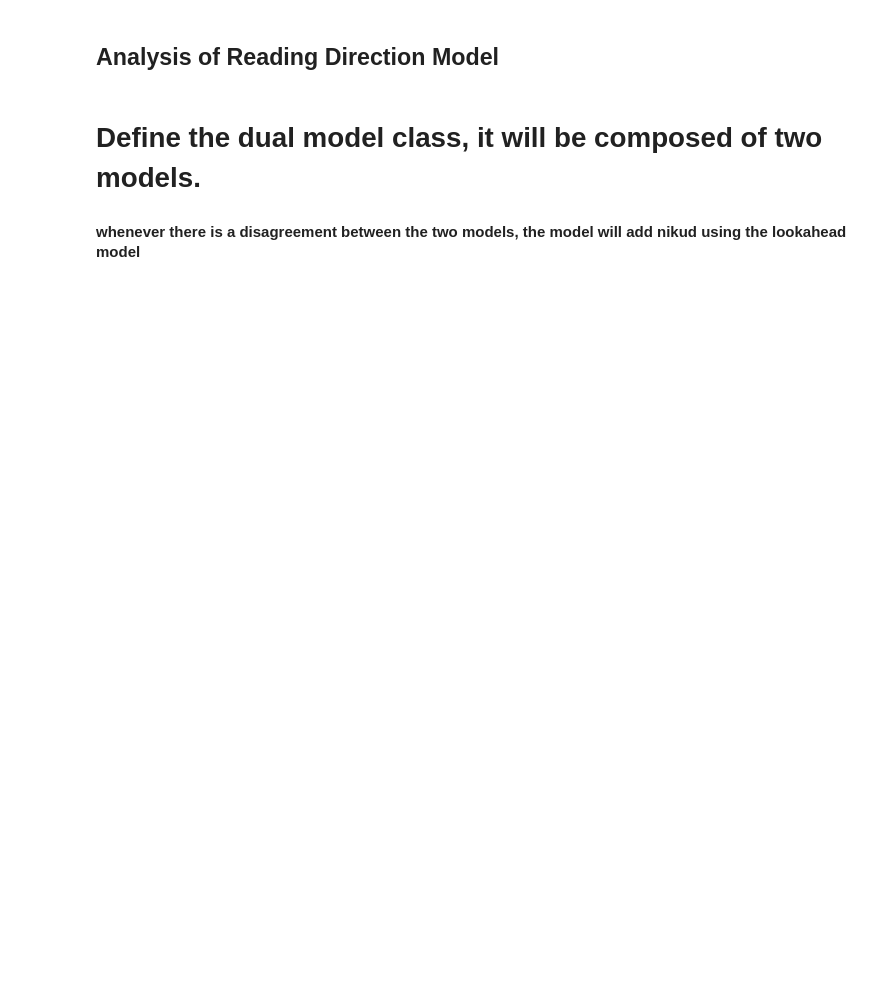
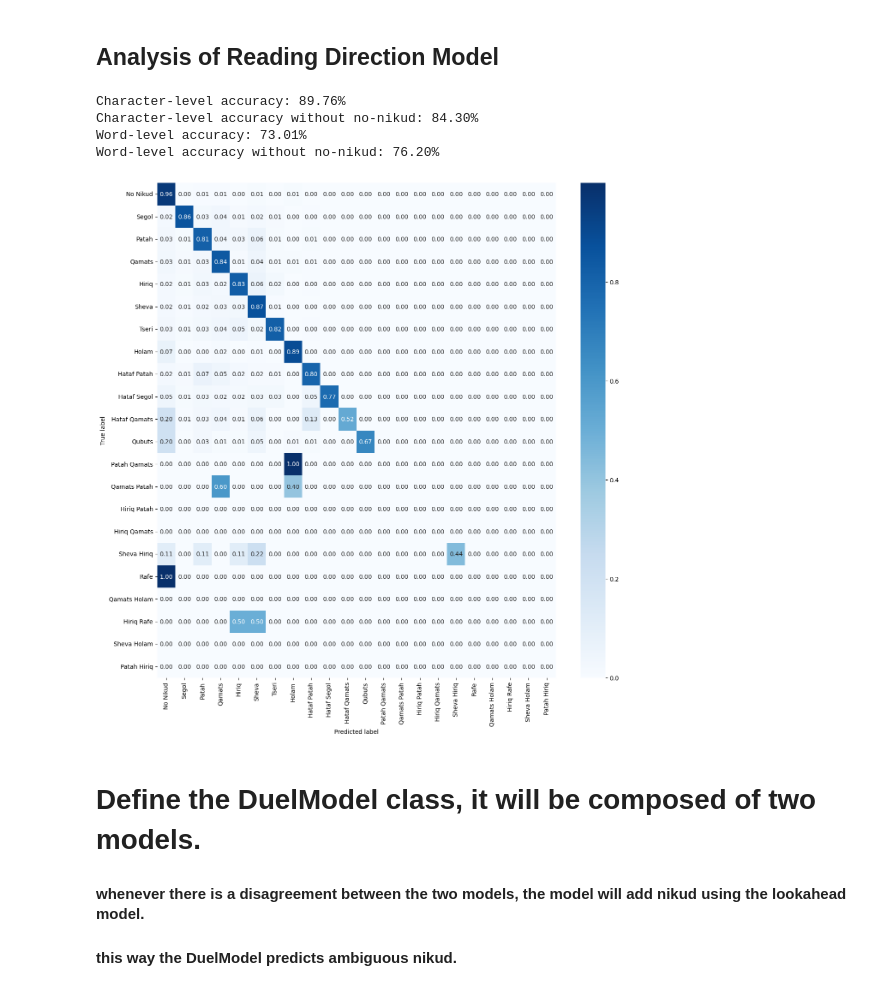
Before and after one commit to Lior-Baruch/Partial_Diacritization, a Jupyter notebook: PunctuationRestoration_DualModel_LSTM.ipynb, the cells around one changed output. Cells and saved outputs as stored; diff of their text form; code cells hidden in the pictures; blank space fills up the shorter version.

```diff
--- a/PunctuationRestoration_DualModel_LSTM.ipynb
+++ b/PunctuationRestoration_DualModel_LSTM.ipynb
@@ -1743,25 +1602,31 @@ plot_confusion_matrix(actuals, predictions, list(label_names.values()))
 ## Analysis of Reading Direction Model
 # %%
 # get predictions for the test set
-# actuals, predictions, word_lengths = predict_directional_model(reading_direction_model, test_loader)
-actuals, predictions, word_lengths = predict_directional_model(reading_direction_model, train_loader)
-# convert the actual labels and the predictions to lists
-actuals = [id_to_label[label.item()] for label in actuals]
-predictions = [id_to_label[label.item()] for label in predictions]
-# predictions, actual_labels, all_words = predict_full_sentence_model(model, test_loader)
-char_accuracy = compute_character_accuracy(actuals, predictions)
-char_accuracy_without_no_nikud = compute_character_accuracy_without_no_nikud(actuals, predictions)
-# word_boundaries = [batch["word_indices"] for batch in test_loader]  # Assuming this is how word boundaries are stored.
-word_accuracy = compute_word_accuracy(actuals, predictions, word_lengths)
-word_accuracy_without_no_nikud = compute_word_accuracy_without_no_nikud(actuals, predictions, word_lengths)
-
+directional_actuals, directional_predictions, directional_word_lengths = predict_directional_model(reading_direction_model, test_loader)
+# convert the actual labels and the predictions to the original labels (not the ids)
+directional_actuals = [id_to_label[label.item()] for label in directional_actuals]
+directional_predictions = [id_to_label[label.item()] for label in directional_predictions]
+# compute the accuracy
+char_accuracy = compute_character_accuracy(directional_actuals, directional_predictions)
+char_accuracy_without_no_nikud = compute_character_accuracy_without_no_nikud(directional_actuals, directional_predictions)
+word_accuracy = compute_word_accuracy(directional_actuals, directional_predictions, directional_word_lengths)
+word_accuracy_without_no_nikud = compute_word_accuracy_without_no_nikud(directional_actuals, directional_predictions, directional_word_lengths)
+# print the results
 print(f"Character-level accuracy: {char_accuracy:.2%}")
 print(f"Character-level accuracy without no-nikud: {char_accuracy_without_no_nikud:.2%}")
 print(f"Word-level accuracy: {word_accuracy:.2%}")
 print(f"Word-level accuracy without no-nikud: {word_accuracy_without_no_nikud:.2%}")
 # convert the labels to names
-actuals, predictions, label_names = convert_labels_to_names(actuals, predictions, label_to_id)
-plot_confusion_matrix(actuals, predictions, list(label_names.values()))
+directional_actuals, directional_predictions, label_names = convert_labels_to_names(directional_actuals, directional_predictions, label_to_id)
+# plot the confusion matrix
+plot_confusion_matrix(directional_actuals, directional_predictions, list(label_names.values()))
+# %% [output]
+Character-level accuracy: 89.76%
+Character-level accuracy without no-nikud: 84.30%
+Word-level accuracy: 73.01%
+Word-level accuracy without no-nikud: 76.20%
+[figure, added]
 # %% [markdown]
-# Define the dual model class, it will be composed of two models.
-#### whenever there is a disagreement between the two models, the model will add nikud using the lookahead model
+# Define the DuelModel class, it will be composed of two models.
+#### whenever there is a disagreement between the two models, the model will add nikud using the lookahead model.
+#### this way the DuelModel predicts ambiguous nikud.
```
Also changed, not shown: parts of 51 cells of this notebook.
